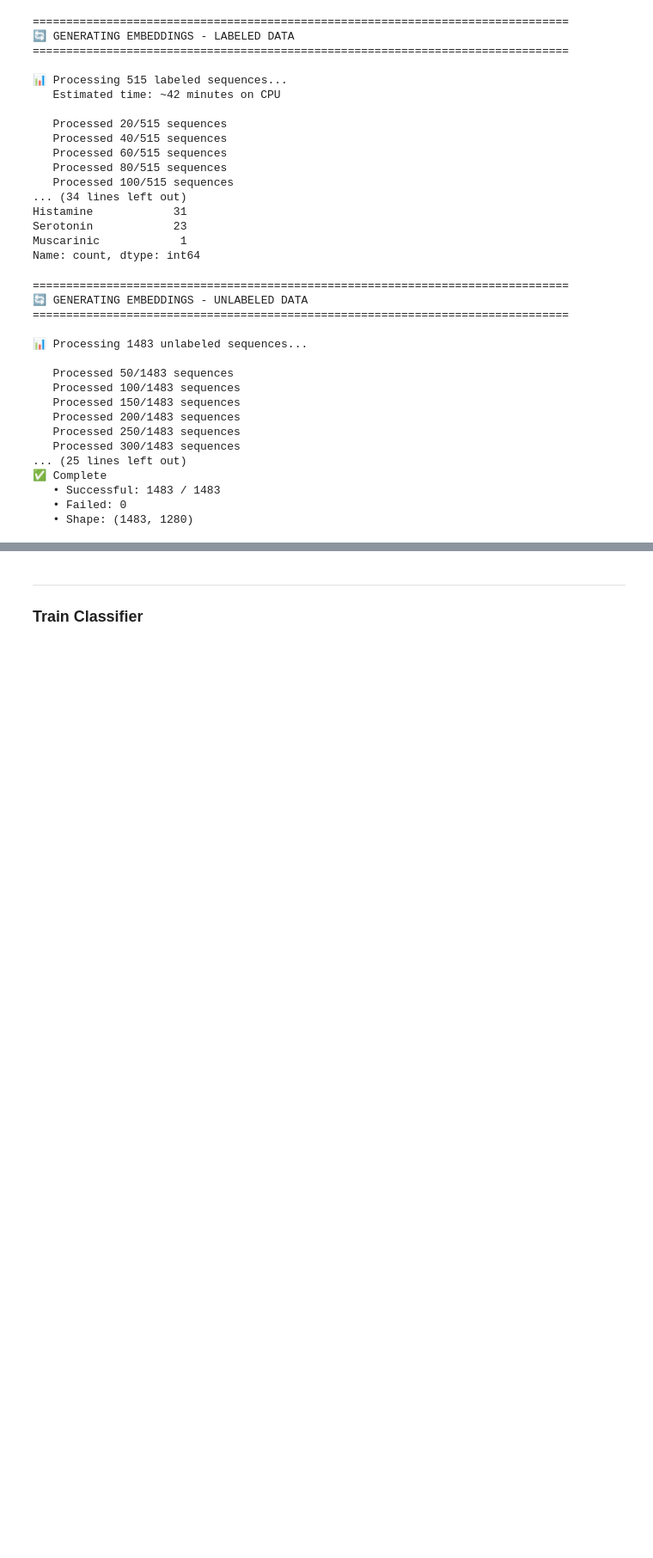
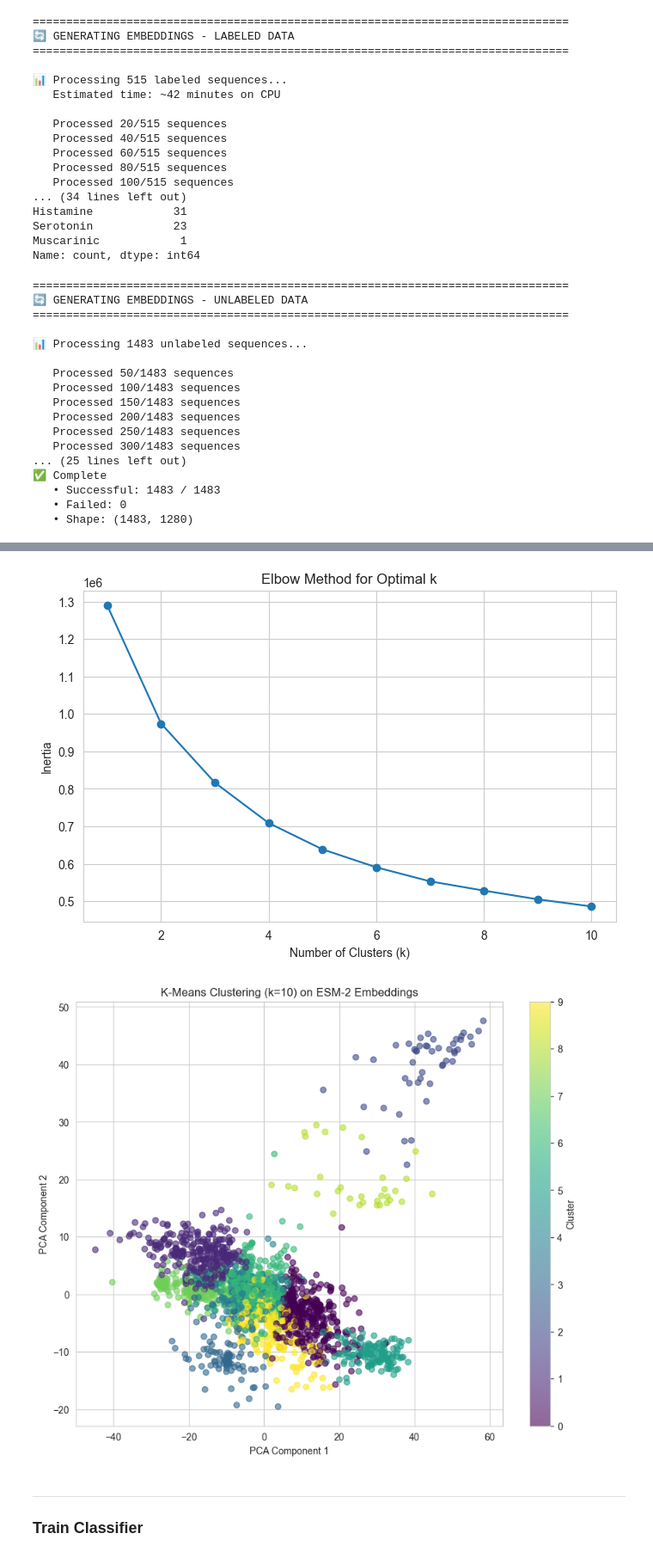
Before and after one commit to ahmedtarek26/GPCR-Protein-Clustering, a Jupyter notebook: notebooks/03_Embedding_and_subfamily_clustering.ipynb, the cells around one changed output, grey strips where cells are left out. Shown at 86% size. Cells and saved outputs as stored; diff of their text form; code cells hidden in the pictures; blank space fills up the shorter version.

Commit message:
More embedding and normalization methods

```diff
--- a/notebooks/03_Embedding_and_subfamily_clustering.ipynb
+++ b/notebooks/03_Embedding_and_subfamily_clustering.ipynb
@@ -359,0 +337,2 @@ print(f"   • Shape: {embeddings_unlabeled_array.shape}")
+# %%
+df_full['sequence'] = df_full['sequence'].str.upper()
@@ -360,3 +432,50 @@ print(f"   • Shape: {embeddings_unlabeled_array.shape}")
+# %%
+# Add this as a new cell after the embeddings generation
+
+from sklearn.cluster import KMeans
+import matplotlib.pyplot as plt
+
+# Determine optimal number of clusters using elbow method (optional)
+inertia = []
+k_range = range(1, 11)  # Test k from 1 to 10
+for k in k_range:
+    kmeans = KMeans(n_clusters=k, random_state=42, n_init=10)
+    kmeans.fit(embeddings_full_array)
+    inertia.append(kmeans.inertia_)
+
+plt.figure(figsize=(8, 5))
+plt.plot(k_range, inertia, marker='o')
+plt.xlabel('Number of Clusters (k)')
+plt.ylabel('Inertia')
+plt.title('Elbow Method for Optimal k')
+plt.grid(True)
+plt.show()
+
+# Choose k based on elbow (e.g., k=5 for demonstration; adjust as needed)
+k = 10
+kmeans = KMeans(n_clusters=k, random_state=42, n_init=10)
+clusters = kmeans.fit_predict(embeddings_full_array)
+
+# Add cluster labels to the dataframe
+df_full_valid['cluster'] = clusters
+
+# Visualize clusters (using PCA for 2D projection)
+from sklearn.decomposition import PCA
+
+pca = PCA(n_components=2)
+embeddings_2d = pca.fit_transform(embeddings_full_array)
+
+plt.figure(figsize=(10, 8))
+scatter = plt.scatter(embeddings_2d[:, 0], embeddings_2d[:, 1], c=clusters, cmap='viridis', alpha=0.6)
+plt.colorbar(scatter, label='Cluster')
+plt.xlabel('PCA Component 1')
+plt.ylabel('PCA Component 2')
+plt.title(f'K-Means Clustering (k={k}) on ESM-2 Embeddings')
+plt.grid(True)
+plt.show()
+# %% [output]
+[figure, added]
+[figure, added]
 # %% [markdown]
 ---
 ### Train Classifier
```
Also changed, not shown: parts of 9 cells of this notebook, 1 other file.
